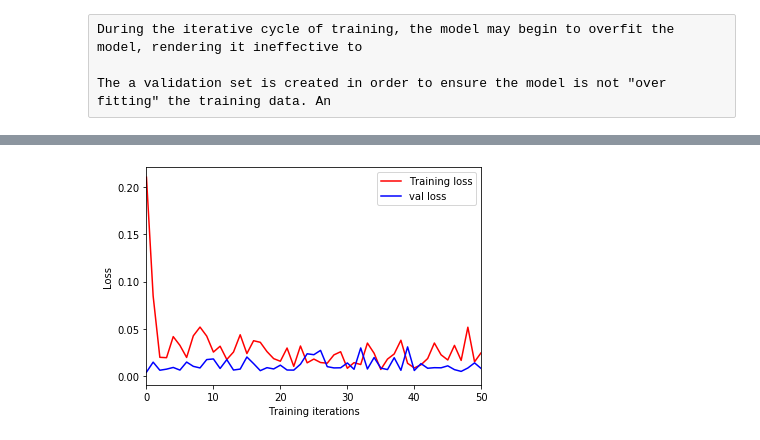
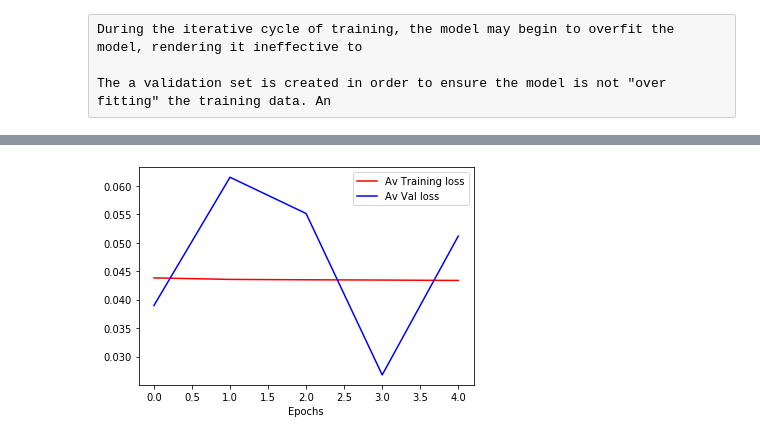
Before and after one commit to joemaliszewski/neural_net_fMRI, a Jupyter notebook: validation_train.ipynb, the cells around one changed output, grey strips where cells are left out. Saved outputs shown, nothing was run; the diff lists cells and outputs as text; code cells hidden in the pictures.

```diff
--- a/validation_train.ipynb
+++ b/validation_train.ipynb
@@ -517,22 +493,10 @@ count  63 tensor(0.0154, device='cuda:0', grad_fn=<MeanBackward0>)
 # %%
-from matplotlib import pyplot as plt
-plt.plot(range(len(loss_list)), loss_list,'r', label = "Training loss")
-plt.plot(range(len(val_loss_list)), val_loss_list,'b', label = "val loss")
+#VALIDATION VS TRAINING LOSS COMPARISON
+plt.plot(range(len(train_av_epoch_loss_list)), train_av_epoch_loss_list,'r', label = "Av Training loss")
+plt.plot(range(len(val_av_epoch_loss_list)), val_av_epoch_loss_list,'b', label = "Av Val loss")
+plt.xlabel("Epochs")
 
-plt.xlabel("Training iterations")
-plt.ylabel("Loss")
-plt.xlim(0, 430)
 plt.legend()
 plt.show()
+# %% [output]
+[figure, added]
-# %%
-from matplotlib import pyplot as plt
-plt.plot(range(len(loss_list)), loss_list,'r', label = "Training loss")
-plt.plot(range(len(val_loss_list)), val_loss_list,'b', label = "val loss")
-
-plt.xlabel("Training iterations")
-plt.ylabel("Loss")
-plt.xlim(0, 50)
-plt.legend()
-plt.show()
-# %% [output]
-[figure, removed]
```
Also changed, not shown: parts of 10 cells of this notebook.
